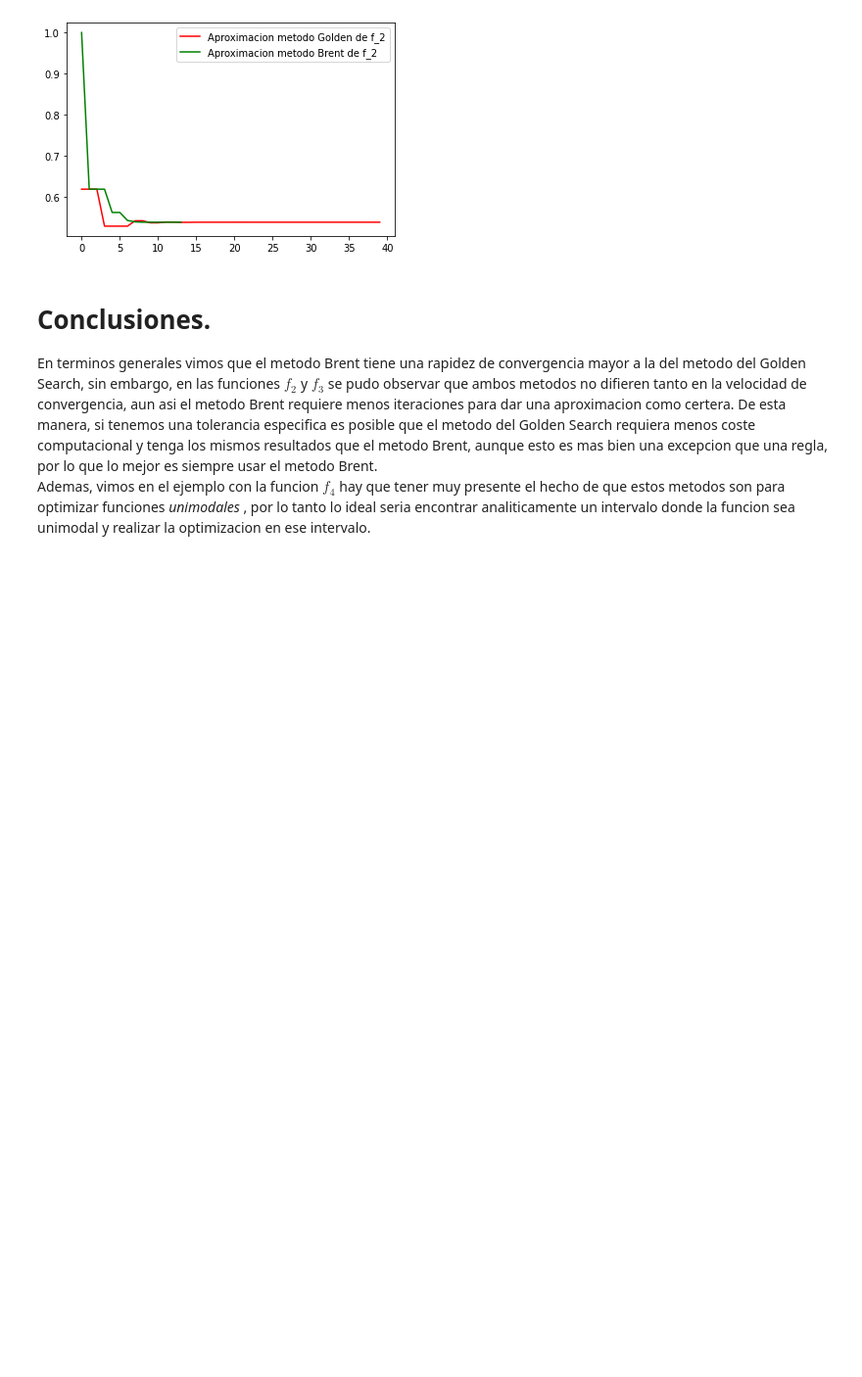
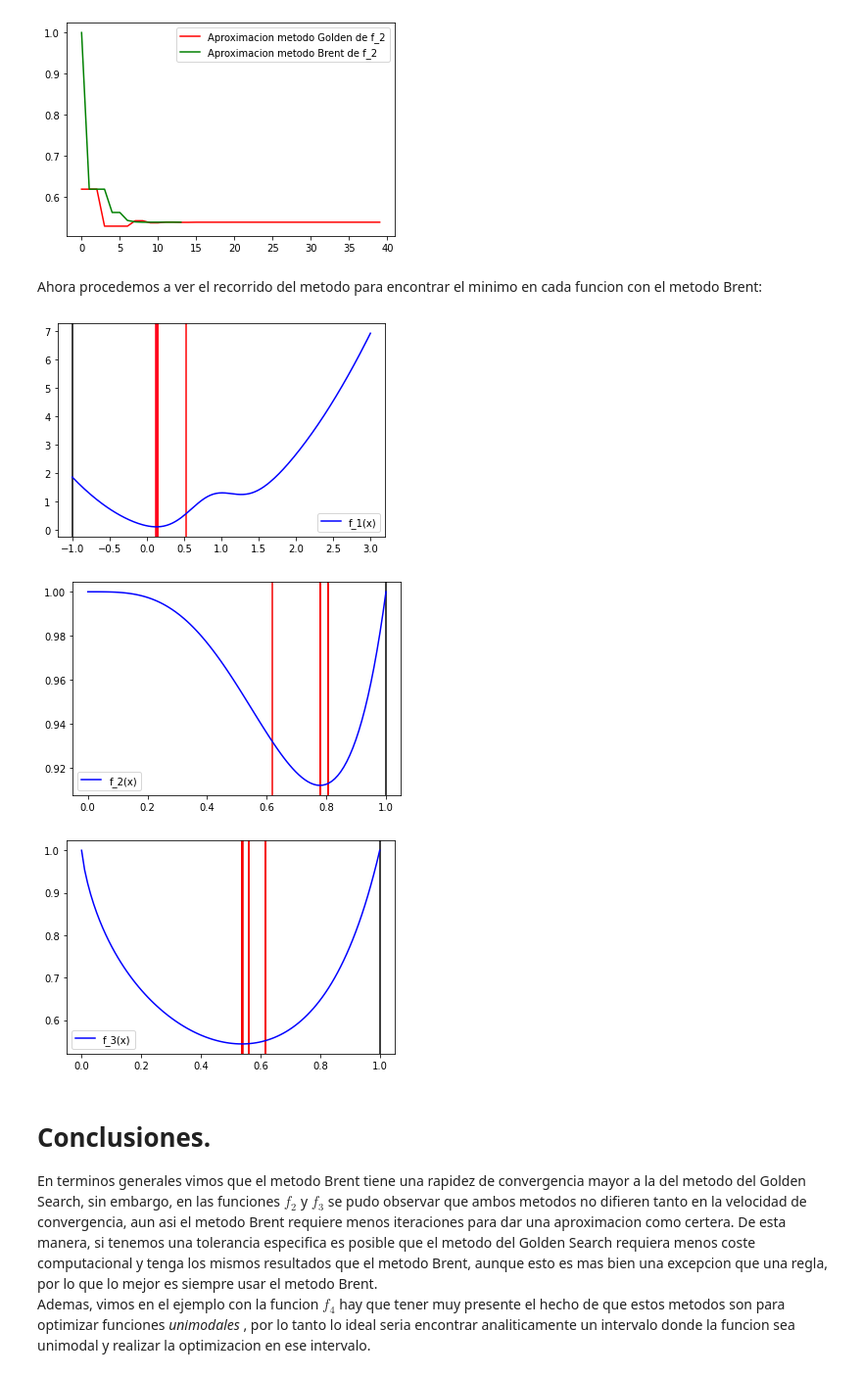
Before and after one commit to MathBird17/Optimization, a Jupyter notebook: OptimizacionUnaVariable.ipynb, the cells around one changed output. Shown: that part at 98% size. Cells and saved outputs as stored; diff of their text form; code cells hidden in the pictures; blank space fills up the shorter version.

```diff
--- a/OptimizacionUnaVariable.ipynb
+++ b/OptimizacionUnaVariable.ipynb
@@ -368,6 +368,32 @@ plt.legend()
 plt.show()
 # %% [output]
 [figure]
+# %% [markdown]
+Ahora procedemos a ver el recorrido del metodo para encontrar el minimo en cada funcion con el metodo Brent:
+# %%
+#@title
+#Se grafican las aproximaciones del minimo
+for i in range(len(X_1)):
+  plt.axvline(x=X_1[i],color=((i/1000000)**(1/100000), 0, i/100))
+plt.plot(x_1,f_1(x_1),color='b',label='f_1(x)')
+plt.legend()
+plt.show()
+#Funcion 2
+for i in range(len(X_2)):
+  plt.axvline(x=X_2[i],color=((i/100)**(1/100), 0, 0))
+plt.plot(x_2,f_2(x_2),color='b',label='f_2(x)')
+plt.legend()
+plt.show()
+#Funcion 3
+for i in range(len(X_3)):
+  plt.axvline(x=X_3[i],color=((i/100)**(1/100), 0, 0))
+plt.plot(x_3,f_3(x_3),color='b',label='f_3(x)')
+plt.legend()
+plt.show()
+# %% [output]
+[figure, added]
+[figure, added]
+[figure, added]
 # %% [markdown]
 # Conclusiones.
 En terminos generales vimos que el metodo Brent tiene una rapidez de convergencia mayor a la del metodo del Golden Search, sin embargo, en las funciones $f_2$ y $f_3$ se pudo observar que ambos metodos no difieren tanto en la velocidad de convergencia, aun asi el metodo Brent requiere menos iteraciones para dar una aproximacion como certera. De esta manera, si tenemos una tolerancia especifica es posible que el metodo del Golden Search requiera menos coste computacional y tenga los mismos resultados que el metodo Brent, aunque esto es mas bien una excepcion que una regla, por lo que lo mejor es siempre usar el metodo Brent.  \
```
Also changed, not shown: parts of 1 cell of this notebook.
